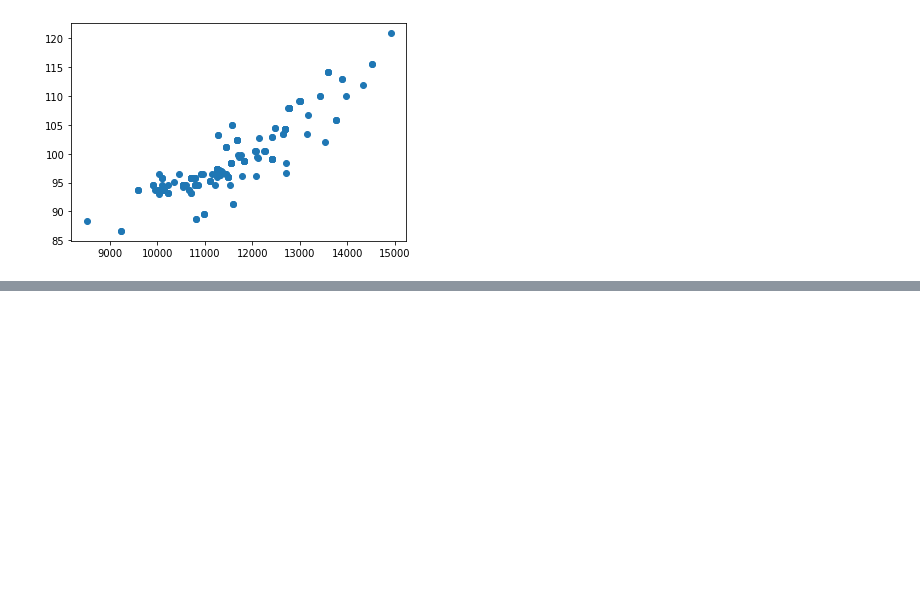
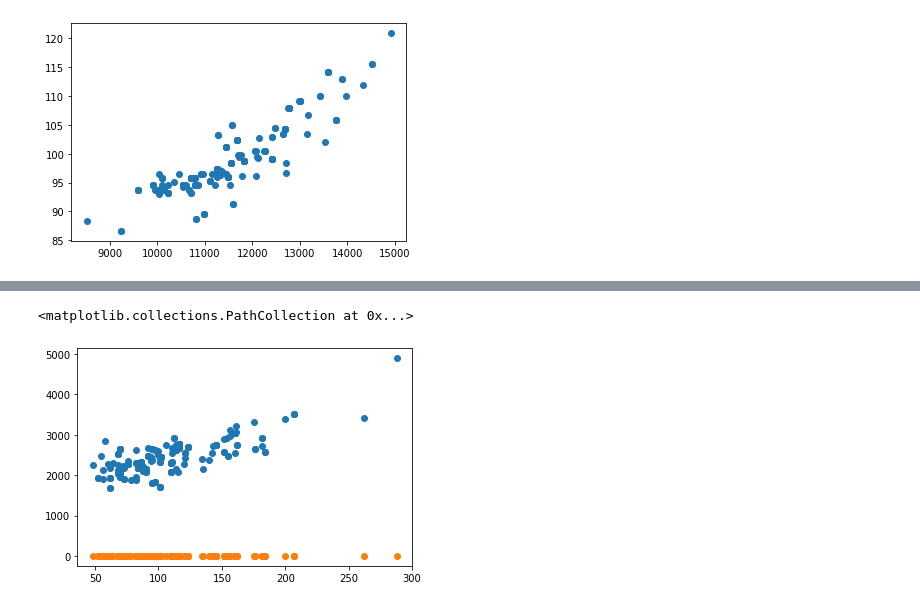
Before and after one commit to sulaiman01/Learning-Projects, a Jupyter notebook: data_visualization.ipynb, the cells around one changed output, grey strips where cells are left out. Drawn from its saved outputs; the diff is of its cells as text; code cells hidden in the pictures; blank space fills up the shorter version.

```diff
--- a/data_visualization.ipynb
+++ b/data_visualization.ipynb
@@ -260,0 +269,6 @@ model_data.to_csv('/drive/My Drive/Projects/machine_learning_projects/car_prices
+# %%
+plt.scatter(data_set['horsepower'],feature_test_1)
+plt.scatter(data_set['horsepower'],feature_test_2)
+# %% [output]
+<matplotlib.collections.PathCollection at 0x...>
+[figure, added]
```
Also changed, not shown: parts of 6 cells of this notebook.
